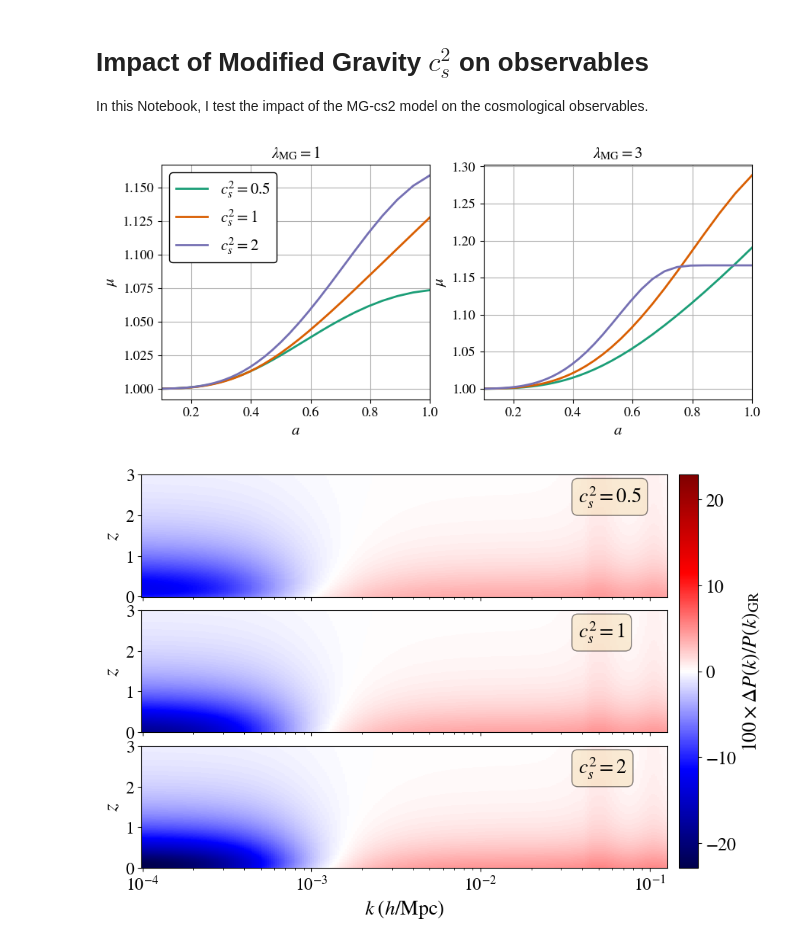
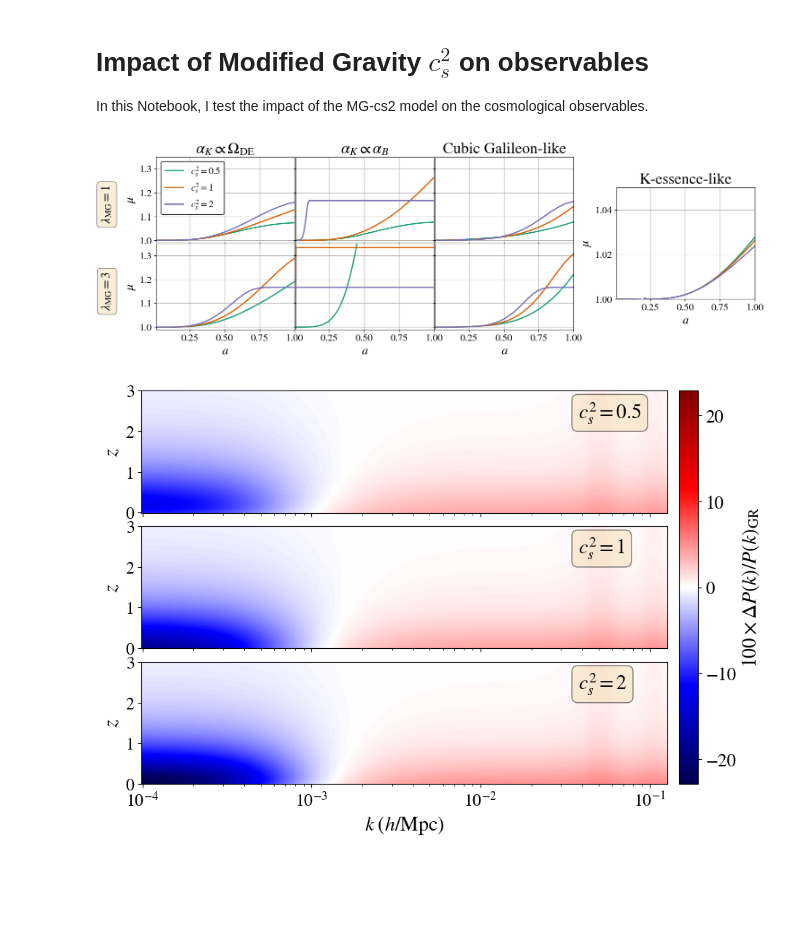
Before and after one commit to joaoreboucas1/cs2-project, a Jupyter notebook: observables_impact/cs2_impact_mg.ipynb, the cells around one changed output. Drawn from its saved outputs; the diff is of its cells as text; code cells hidden in the pictures; blank space fills up the shorter version.

Commit message:
Adding new plots

```diff
--- a/observables_impact/cs2_impact_mg.ipynb
+++ b/observables_impact/cs2_impact_mg.ipynb
@@ -65,34 +88,106 @@ for name, case in cases2.items():
 # %%
 # Plot \mu(a)
 # Generated from https://colorbrewer2.org/#type=sequential&scheme=OrRd&n=4
 styles = [
     {"lw": 2, "color": "#1b9e77"},
     {"lw": 2, "color": "#d95f02"},
     {"lw": 2, "color": "#7570b3"},
 ]
 
-fig, axs = plt.subplots(1, 2, figsize=(10, 4))
+# fig, axs = plt.subplots(2, 4, figsize=(16, 5), sharex=True, sharey=False, gridspec_kw={'hspace': 0.01, 'wspace': 0.01})
+
+from matplotlib.gridspec import GridSpec
+
+fig = plt.figure(figsize=(16, 5))
+gs = GridSpec(2, 4, figure=fig, hspace=0.01, wspace=0.01)
+
+# First 3 columns: 2 rows x 3 cols
+axs = [[fig.add_subplot(gs[i, j]) for j in range(3)] for i in range(2)]
+# Last column: single tall panel spanning both rows
+last_ax = fig.add_subplot(gs[:, 3])
 
 for style, (name, case) in zip(styles, cases1.items()):
     a = np.exp(case["log_a"])
-    axs[0].plot(a, case["mu"], label=case["label"], **style)
+    axs[0][0].plot(a, case["mu"], label=case["label"], **style)
 
 for style, (name, case) in zip(styles, cases2.items()):
     a = np.exp(case["log_a"])
-    axs[1].plot(a, case["mu"], label=case["label"], **style)
-axs[0].legend(fontsize=15, frameon=True, framealpha=1, edgecolor="black")
-axs[0].set_title("$\\lambda_\\mathrm{MG} = 1$", fontsize=15)
-axs[1].set_title("$\\lambda_\\mathrm{MG} = 3$", fontsize=15)
-for ax in axs:
-    ax.set_ylabel("$\\mu$", fontsize=15)
-    ax.set_xlabel("$a$", fontsize=15)
-    ax.set_xlim([1e-1, 1])
+    axs[1][0].plot(a, case["mu"], label=case["label"], **style)
+
+for style, (name, case) in zip(styles, cases1_prop.items()):
+    a = np.exp(case["log_a"])
+    axs[0][1].plot(a, case["mu"], label=case["label"], **style)
+
+for style, (name, case) in zip(styles, cases2_prop.items()):
+    a = np.exp(case["log_a"])
+    axs[1][1].plot(a, case["mu"], label=case["label"], **style)
+
+for style, (name, case) in zip(styles, cases1_cugal.items()):
+    a = np.exp(case["log_a"])
+    axs[0][2].plot(a, case["mu"], label=case["label"], **style)
+
+for style, (name, case) in zip(styles, cases2_cugal.items()):
+    a = np.exp(case["log_a"])
+    axs[1][2].plot(a, case["mu"], label=case["label"], **style)
+
+for style, (name, case) in zip(styles, cases1_kess.items()):
+    a = np.exp(case["log_a"])
+    last_ax.plot(a, case["mu"], label=case["label"], **style)
+
+axs[0][0].legend(fontsize=15, frameon=True, framealpha=1, edgecolor="black")
+props = dict(boxstyle='round', facecolor='wheat', alpha=0.5)
+axs[0][0].text(-0.3, 1.15, "$\\lambda_\\mathrm{MG} = 1$", fontsize=20, ha="right", va="center", rotation=90, bbox=props)
+axs[1][0].text(-0.3, 1.15, "$\\lambda_\\mathrm{MG} = 3$", fontsize=20, ha="right", va="center", rotation=90, bbox=props)
+titles = ["$\\alpha_K \\propto \\Omega_\\mathrm{DE}$", "$\\alpha_K \\propto \\alpha_B$", "Cubic Galileon-like", "K-essence-like"]
+flat_axes = [axs[0][0], axs[0][1], axs[0][2], last_ax,
+             axs[1][0], axs[1][1], axs[1][2]]  # or arrange as you prefer
+for i, ax in enumerate(flat_axes):
+    if i%4 == 0: ax.set_ylabel("$\\mu$", fontsize=20)
+    else:
+        if i != 3: ax.set_yticklabels([])
+    if i < 4:
+        ax.set_title(titles[i], fontsize=25)
+        if i != 3: ax.set_xticklabels([])
+    else: ax.set_xlabel("$a$", fontsize=20)
+    ax.set_xlim([1e-2, 1])
+    ax.set_ylim([0.99, 1.35])
     ax.grid()
-    ax.tick_params(axis='both', which='major', labelsize=13)
+    ax.tick_params(axis='both', which='major', labelsize=16)
+
+# ensure layout computed
+fig.canvas.draw()
+
+# reference single-row axis (top-left) and right-most single-row axis (top row, col 2)
+pos_top = axs[0][0].get_position()
+pos_third = axs[0][2].get_position()
+pos_bottom = axs[1][0].get_position()
+
+# match width/height to single-row axes
+width = pos_third.width
+height = pos_top.height*1.3
+
+# vertical center between the two row centers
+center_top = pos_top.y0 + 0.5 * pos_top.height
+center_bottom = pos_bottom.y0 + 0.5 * pos_bottom.height
+middle_center = 0.5 * (center_top + center_bottom)
+new_y0 = middle_center - 0.5 * height
+
+# horizontal position: a gap to the right of the 3rd column
+gap = 0.06  # tweak this (0.02-0.06) to move it further right
+new_x0 = pos_third.x1 + gap
+
+# apply new position (x0, y0, width, height)
+last_ax.set_position([new_x0, new_y0, width, height])
+last_ax.set_ylim([1, 1.05])
+last_ax.set_xlabel("$a$", fontsize=20)
+last_ax.set_ylabel("$\\mu$", fontsize=20)
+
+# re-draw and adjust ticks/legend as needed
+fig.canvas.draw()
 
 plt.savefig("plots/mg_cases_mu.pdf", bbox_inches="tight")
 # %% [output]
-[figure, old version]
+[figure, new version]
 # %%
 utils.plot_pk_differences(cases1, base_case, ks, redshifts, "plots/impact_pk_mg_case1.png")
 utils.plot_pk_differences(cases2, base_case, ks, redshifts, "plots/impact_pk_mg_case2.png")
```
Also changed, not shown: parts of 2 cells of this notebook, 18 other files.
